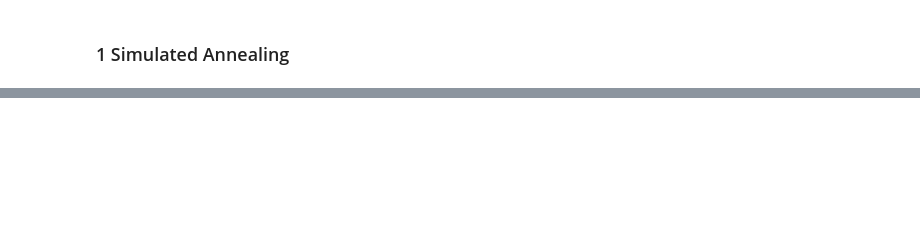
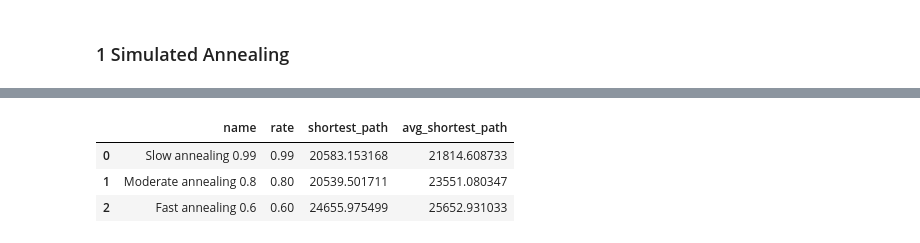
Before and after one commit to DanisAlukaev/Statistical-Techniques, a Jupyter notebook: Assignment 2/Task 2.ipynb, the cells around one changed output, grey strips where cells are left out. Drawn from its saved outputs; the diff is of its cells as text; code cells hidden in the pictures; blank space fills up the shorter version.

```diff
--- a/Assignment 2/Task 2.ipynb
+++ b/Assignment 2/Task 2.ipynb
@@ -143,0 +232,2 @@ Iteration 900: dist=23234.90 t=1.000000
+# %%
+history = simulated_annealing.run()
@@ -143,0 +248,18 @@ Iteration 900: dist=23234.90 t=1.000000
+# %%
+setups = [
+    {
+        "name": "Slow annealing 0.99",
+        "rate": 0.99,
+        "n_iterations": 1000,
+    },
+    {
+        "name": "Moderate annealing 0.8",
+        "rate": 0.8,
+        "n_iterations": 1000,
+    },
+    {
+        "name": "Fast annealing 0.6",
+        "rate": 0.6,
+        "n_iterations": 1000,
+    }
+]
@@ -143,0 +308,30 @@ Iteration 900: dist=23234.90 t=1.000000
+# %%
+def examine_results(results):
+    """For each setup compute shortest path and average shortest path."""
+    out_dict = {
+        "name": list(),
+        "rate": list(),
+        "shortest_path": list(),
+        "avg_shortest_path": list(),
+    }
+    for result in results:
+        out_dict["name"].append(result["name"])
+        out_dict["rate"].append(result["rate"])
+
+        dists = list()
+        for trial_history in result["history"]:
+            dists.append(np.array(trial_history["dist"]).min())
+
+        out_dict["shortest_path"].append(min(dists))
+        out_dict["avg_shortest_path"].append(np.array(dists).mean())
+
+    df = pd.DataFrame.from_dict(out_dict)
+    return df
+
+examination = examine_results(results)
+examination
+# %% [output]
+|  | name | rate | shortest_path | avg_shortest_path |
+| 0 | Slow annealing 0.99 | 0.99 | 20583.153168 | 21814.608733 |
+| 1 | Moderate annealing 0.8 | 0.80 | 20539.501711 | 23551.080347 |
+| 2 | Fast annealing 0.6 | 0.60 | 24655.975499 | 25652.931033 |
```
Also changed, not shown: parts of 20 cells of this notebook, 1 other file.
